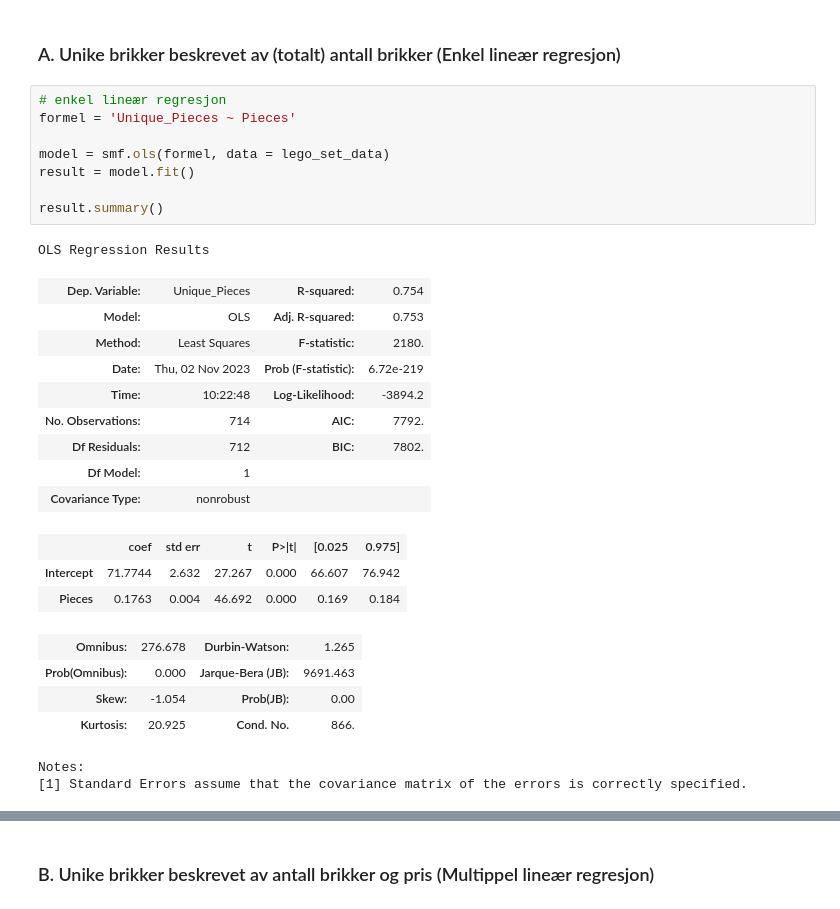
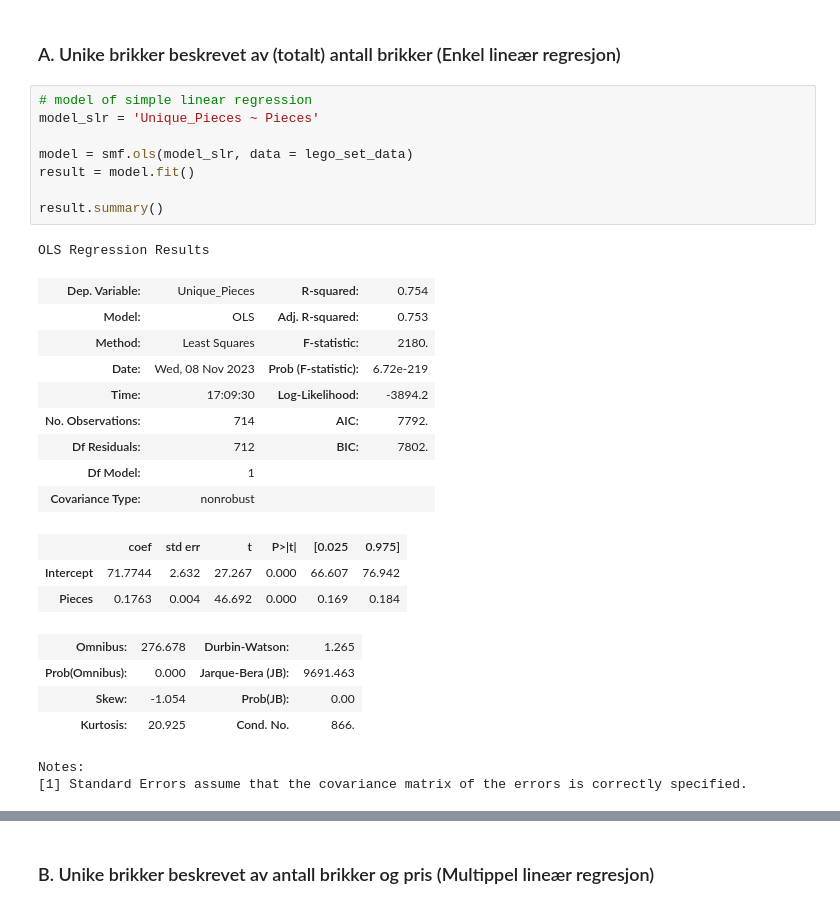
Before and after one commit to kludge7/ISTT1003-Statistikk, a Jupyter notebook: models.ipynb, the cells around one changed output, grey strips where cells are left out. Cells and saved outputs as stored; diff of their text form.

```diff
--- a/models.ipynb
+++ b/models.ipynb
@@ -45,20 +45,20 @@ lego_set_data
 # %% [markdown]
 ### A. Unike brikker beskrevet av (totalt) antall brikker (Enkel lineær regresjon)
 # %%
-# enkel lineær regresjon
-formel = 'Unique_Pieces ~ Pieces'
+# model of simple linear regression
+model_slr = 'Unique_Pieces ~ Pieces'
 
-model = smf.ols(formel, data = lego_set_data)
+model = smf.ols(model_slr, data = lego_set_data)
 result = model.fit()
 
 result.summary()
 # %% [output]
 OLS Regression Results
 | Dep. Variable: | Unique_Pieces | R-squared: | 0.754 |
 | Model: | OLS | Adj. R-squared: | 0.753 |
 | Method: | Least Squares | F-statistic: | 2180. |
-| Date: | Thu, 02 Nov 2023 | Prob (F-statistic): | 6.72e-219 |
-| Time: | 10:22:48 | Log-Likelihood: | -3894.2 |
+| Date: | Wed, 08 Nov 2023 | Prob (F-statistic): | 6.72e-219 |
+| Time: | 17:09:30 | Log-Likelihood: | -3894.2 |
 | No. Observations: | 714 | AIC: | 7792. |
 | Df Residuals: | 712 | BIC: | 7802. |
 | Df Model: | 1 |  |  |
```
Also changed, not shown: parts of 16 cells of this notebook.
